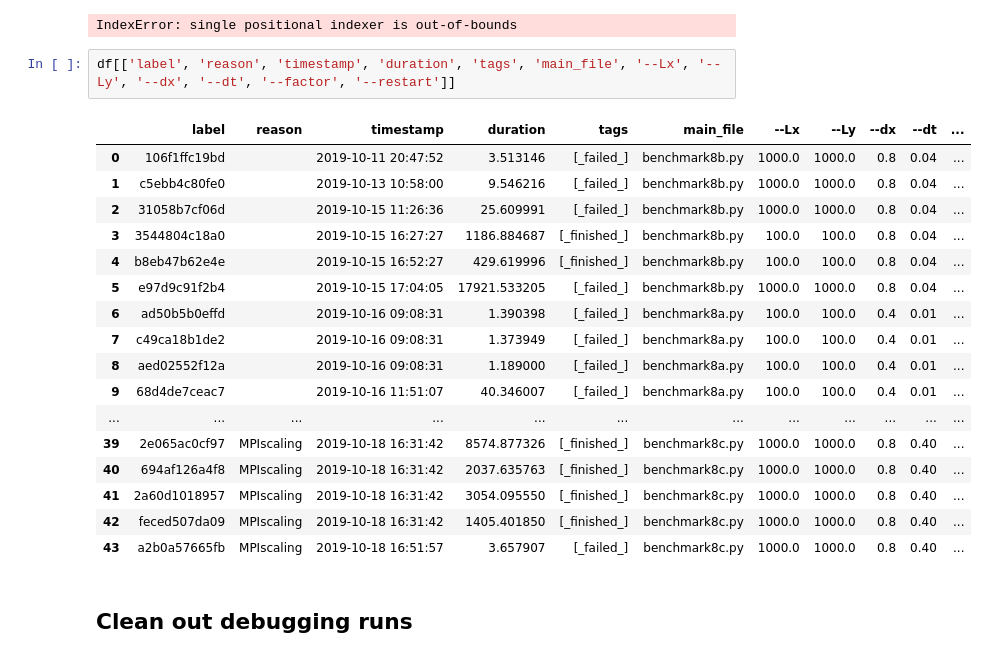
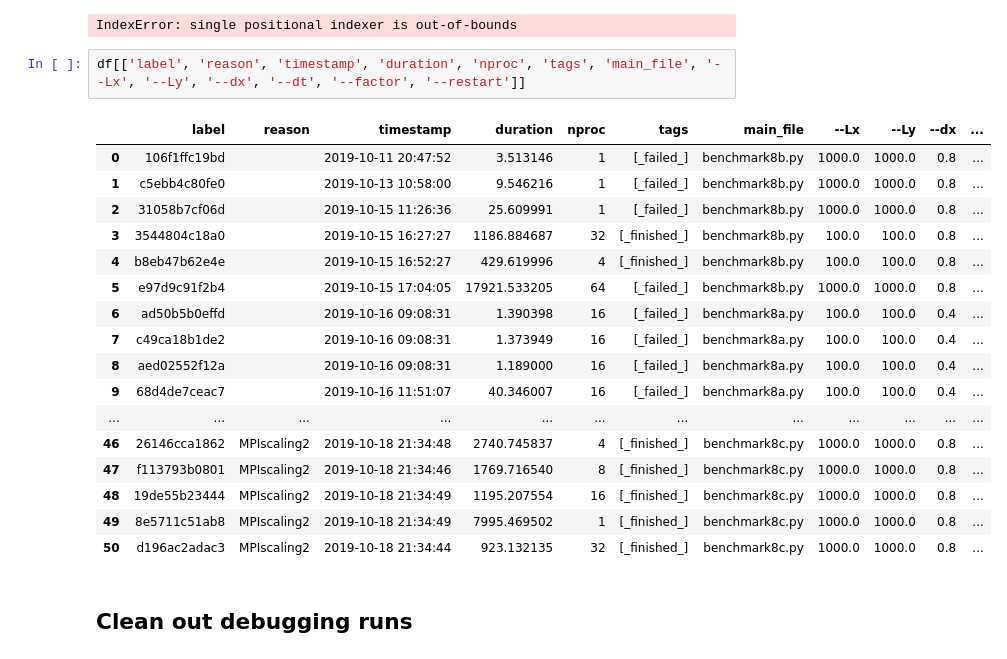
Before and after one commit to guyer/phasefieldbenchmark-8, a Jupyter notebook: analysis.ipynb, the cells around one changed output. Drawn from its saved outputs; the diff is of its cells as text.

```diff
--- a/analysis.ipynb
+++ b/analysis.ipynb
@@ -52,25 +54,25 @@ print df['launch_mode'].iloc[44]['parameters']['n']
 # %% [output]
 IndexError: single positional indexer is out-of-bounds
 # %%
-df[['label', 'reason', 'timestamp', 'duration', 'tags', 'main_file', '--Lx', '--Ly', '--dx', '--dt', '--factor', '--restart']]
+df[['label', 'reason', 'timestamp', 'duration', 'nproc', 'tags', 'main_file', '--Lx', '--Ly', '--dx', '--dt', '--factor', '--restart']]
 # %% [output]
-|  | label | reason | timestamp | duration | tags | main_file | --Lx | --Ly | --dx | --dt | ... |
-| 0 | 106f1ffc19bd |  | 2019-10-11 20:47:52 | 3.513146 | [_failed_] | benchmark8b.py | 1000.0 | 1000.0 | 0.8 | 0.04 | ... |
-| 1 | c5ebb4c80fe0 |  | 2019-10-13 10:58:00 | 9.546216 | [_failed_] | benchmark8b.py | 1000.0 | 1000.0 | 0.8 | 0.04 | ... |
-| 2 | 31058b7cf06d |  | 2019-10-15 11:26:36 | 25.609991 | [_failed_] | benchmark8b.py | 1000.0 | 1000.0 | 0.8 | 0.04 | ... |
-| 3 | 3544804c18a0 |  | 2019-10-15 16:27:27 | 1186.884687 | [_finished_] | benchmark8b.py | 100.0 | 100.0 | 0.8 | 0.04 | ... |
-| 4 | b8eb47b62e4e |  | 2019-10-15 16:52:27 | 429.619996 | [_finished_] | benchmark8b.py | 100.0 | 100.0 | 0.8 | 0.04 | ... |
-| 5 | e97d9c91f2b4 |  | 2019-10-15 17:04:05 | 17921.533205 | [_failed_] | benchmark8b.py | 1000.0 | 1000.0 | 0.8 | 0.04 | ... |
-| 6 | ad50b5b0effd |  | 2019-10-16 09:08:31 | 1.390398 | [_failed_] | benchmark8a.py | 100.0 | 100.0 | 0.4 | 0.01 | ... |
-| 7 | c49ca18b1de2 |  | 2019-10-16 09:08:31 | 1.373949 | [_failed_] | benchmark8a.py | 100.0 | 100.0 | 0.4 | 0.01 | ... |
-| 8 | aed02552f12a |  | 2019-10-16 09:08:31 | 1.189000 | [_failed_] | benchmark8a.py | 100.0 | 100.0 | 0.4 | 0.01 | ... |
-| 9 | 68d4de7ceac7 |  | 2019-10-16 11:51:07 | 40.346007 | [_failed_] | benchmark8a.py | 100.0 | 100.0 | 0.4 | 0.01 | ... |
+|  | label | reason | timestamp | duration | nproc | tags | main_file | --Lx | --Ly | --dx | ... |
+| 0 | 106f1ffc19bd |  | 2019-10-11 20:47:52 | 3.513146 | 1 | [_failed_] | benchmark8b.py | 1000.0 | 1000.0 | 0.8 | ... |
+| 1 | c5ebb4c80fe0 |  | 2019-10-13 10:58:00 | 9.546216 | 1 | [_failed_] | benchmark8b.py | 1000.0 | 1000.0 | 0.8 | ... |
+| 2 | 31058b7cf06d |  | 2019-10-15 11:26:36 | 25.609991 | 1 | [_failed_] | benchmark8b.py | 1000.0 | 1000.0 | 0.8 | ... |
+| 3 | 3544804c18a0 |  | 2019-10-15 16:27:27 | 1186.884687 | 32 | [_finished_] | benchmark8b.py | 100.0 | 100.0 | 0.8 | ... |
+| 4 | b8eb47b62e4e |  | 2019-10-15 16:52:27 | 429.619996 | 4 | [_finished_] | benchmark8b.py | 100.0 | 100.0 | 0.8 | ... |
+| 5 | e97d9c91f2b4 |  | 2019-10-15 17:04:05 | 17921.533205 | 64 | [_failed_] | benchmark8b.py | 1000.0 | 1000.0 | 0.8 | ... |
+| 6 | ad50b5b0effd |  | 2019-10-16 09:08:31 | 1.390398 | 16 | [_failed_] | benchmark8a.py | 100.0 | 100.0 | 0.4 | ... |
+| 7 | c49ca18b1de2 |  | 2019-10-16 09:08:31 | 1.373949 | 16 | [_failed_] | benchmark8a.py | 100.0 | 100.0 | 0.4 | ... |
+| 8 | aed02552f12a |  | 2019-10-16 09:08:31 | 1.189000 | 16 | [_failed_] | benchmark8a.py | 100.0 | 100.0 | 0.4 | ... |
+| 9 | 68d4de7ceac7 |  | 2019-10-16 11:51:07 | 40.346007 | 16 | [_failed_] | benchmark8a.py | 100.0 | 100.0 | 0.4 | ... |
 | ... | ... | ... | ... | ... | ... | ... | ... | ... | ... | ... | ... |
-| 39 | 2e065ac0cf97 | MPIscaling | 2019-10-18 16:31:42 | 8574.877326 | [_finished_] | benchmark8c.py | 1000.0 | 1000.0 | 0.8 | 0.40 | ... |
-| 40 | 694af126a4f8 | MPIscaling | 2019-10-18 16:31:42 | 2037.635763 | [_finished_] | benchmark8c.py | 1000.0 | 1000.0 | 0.8 | 0.40 | ... |
-| 41 | 2a60d1018957 | MPIscaling | 2019-10-18 16:31:42 | 3054.095550 | [_finished_] | benchmark8c.py | 1000.0 | 1000.0 | 0.8 | 0.40 | ... |
-| 42 | feced507da09 | MPIscaling | 2019-10-18 16:31:42 | 1405.401850 | [_finished_] | benchmark8c.py | 1000.0 | 1000.0 | 0.8 | 0.40 | ... |
-| 43 | a2b0a57665fb | MPIscaling | 2019-10-18 16:51:57 | 3.657907 | [_failed_] | benchmark8c.py | 1000.0 | 1000.0 | 0.8 | 0.40 | ... |
+| 46 | 26146cca1862 | MPIscaling2 | 2019-10-18 21:34:48 | 2740.745837 | 4 | [_finished_] | benchmark8c.py | 1000.0 | 1000.0 | 0.8 | ... |
+| 47 | f113793b0801 | MPIscaling2 | 2019-10-18 21:34:46 | 1769.716540 | 8 | [_finished_] | benchmark8c.py | 1000.0 | 1000.0 | 0.8 | ... |
+| 48 | 19de55b23444 | MPIscaling2 | 2019-10-18 21:34:49 | 1195.207554 | 16 | [_finished_] | benchmark8c.py | 1000.0 | 1000.0 | 0.8 | ... |
+| 49 | 8e5711c51ab8 | MPIscaling2 | 2019-10-18 21:34:49 | 7995.469502 | 1 | [_finished_] | benchmark8c.py | 1000.0 | 1000.0 | 0.8 | ... |
+| 50 | d196ac2adac3 | MPIscaling2 | 2019-10-18 21:34:44 | 923.132135 | 32 | [_finished_] | benchmark8c.py | 1000.0 | 1000.0 | 0.8 | ... |
 # %% [markdown]
 ## Clean out debugging runs
 # %%
```
Also changed, not shown: parts of 5 cells of this notebook.
